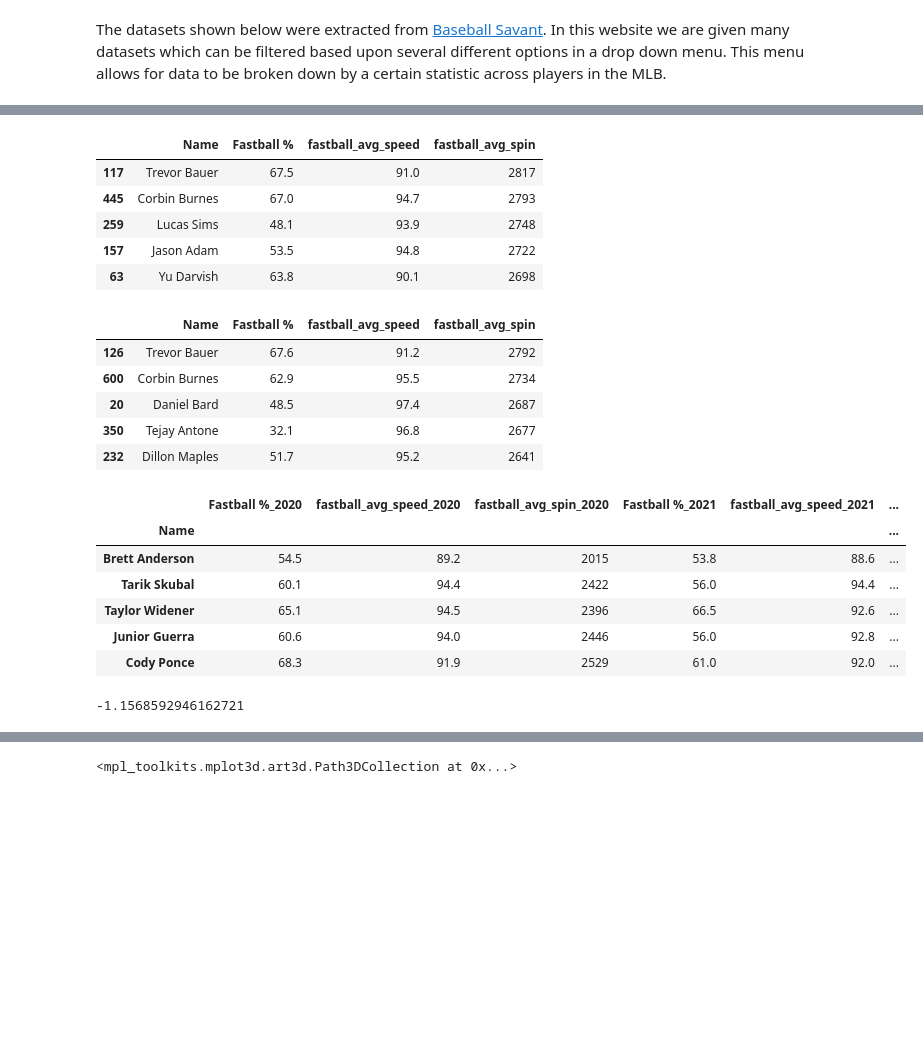
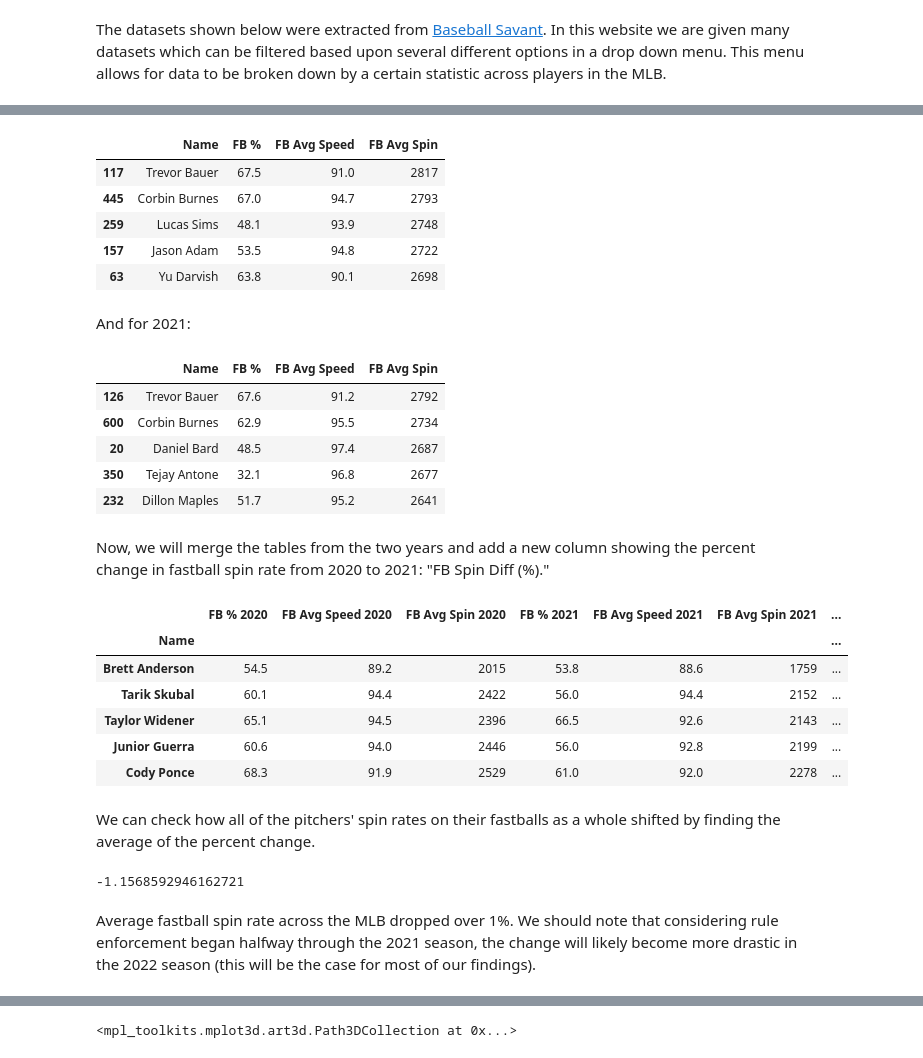
Before and after one commit to Jesparza17/Jesparza17, a Jupyter notebook: Project Notebook.ipynb, the cells around one changed output, grey strips where cells are left out. Saved outputs shown, nothing was run; the diff lists cells and outputs as text; code cells hidden in the pictures; blank space fills up the shorter version.

```diff
--- a/Project Notebook.ipynb
+++ b/Project Notebook.ipynb
@@ -203,53 +46,67 @@ year2021
 # %%
+# Read in and clean up dataset
 fb2020 = pd.read_csv("fastball_stuff2020.csv")
 fb2020['Name'] = fb2020[' first_name'] + ' ' + fb2020['last_name']
 fb2020.drop(["player_id", "Unnamed: 7", "last_name", " first_name", "year"], axis=1, inplace=True)
-
 position = fb2020.pop("Name")
 fb2020.insert(0,'Name',position)
-fb2020.rename(columns={"n_fastball_formatted": "Fastball %"}, inplace=True)
+fb2020.rename(columns={"n_fastball_formatted": "FB %", "fastball_avg_speed": "FB Avg Speed", "fastball_avg_spin": "FB Avg Spin"}, inplace=True)
 
-fb2020.sort_values("fastball_avg_spin", inplace=True, ascending=False)
+# Sort by highest average spin rate
+fb2020.sort_values("FB Avg Spin", inplace=True, ascending=False)
 
 fb2020.head()
 # %% [output]
-|  | Name | Fastball % | fastball_avg_speed | fastball_avg_spin |
+|  | Name | FB % | FB Avg Speed | FB Avg Spin |
 | 117 | Trevor Bauer | 67.5 | 91.0 | 2817 |
 | 445 | Corbin Burnes | 67.0 | 94.7 | 2793 |
 | 259 | Lucas Sims | 48.1 | 93.9 | 2748 |
 | 157 | Jason Adam | 53.5 | 94.8 | 2722 |
 | 63 | Yu Darvish | 63.8 | 90.1 | 2698 |
+# %% [markdown]
+And for 2021:
 # %%
+# Read in and clean up dataset
 fb2021 = pd.read_csv("fastball_stuff2021.csv")
 fb2021['Name'] = fb2021[' first_name'] + ' ' + fb2021['last_name']
 fb2021.drop(["player_id", "Unnamed: 7", "last_name", " first_name", "year"], axis=1, inplace=True)
-
 position = fb2021.pop("Name")
 fb2021.insert(0,'Name',position)
-fb2021.rename(columns={"n_fastball_formatted": "Fastball %"}, inplace=True)
+fb2021.rename(columns={"n_fastball_formatted": "FB %", "fastball_avg_speed": "FB Avg Speed", "fastball_avg_spin": "FB Avg Spin"}, inplace=True)
 
-fb2021.sort_values("fastball_avg_spin", inplace=True, ascending=False)
+# Sort by highest average spin rate
+fb2021.sort_values("FB Avg Spin", inplace=True, ascending=False)
 
 fb2021.head()
 # %% [output]
-|  | Name | Fastball % | fastball_avg_speed | fastball_avg_spin |
+|  | Name | FB % | FB Avg Speed | FB Avg Spin |
 | 126 | Trevor Bauer | 67.6 | 91.2 | 2792 |
 | 600 | Corbin Burnes | 62.9 | 95.5 | 2734 |
 | 20 | Daniel Bard | 48.5 | 97.4 | 2687 |
 | 350 | Tejay Antone | 32.1 | 96.8 | 2677 |
 | 232 | Dillon Maples | 51.7 | 95.2 | 2641 |
+# %% [markdown]
+Now, we will merge the tables from the two years and add a new column showing the percent change in fastball spin rate from 2020 to 2021: "FB Spin Diff (%)."
 # %%
-fbboth = fb2020.merge(fb2021, on="Name", how="inner", suffixes=('_2020','_2021'))
-fbboth["Fastball Spin Diff (%)"] = ((fbboth["fastball_avg_spin_2021"] - fbboth["fastball_avg_spin_2020"]) / (fbboth["fastball_avg_spin_2020"])) * 100
-fbboth.sort_values("Fastball Spin Diff (%)", inplace=True)
+# Merge the two tables
+fbboth = fb2020.merge(fb2021, on="Name", how="inner", suffixes=(' 2020',' 2021'))
+
+# Create new percent change column and sort by this column
+fbboth["FB Spin Diff (%)"] = ((fbboth["FB Avg Spin 2021"] - fbboth["FB Avg Spin 2020"]) / (fbboth["FB Avg Spin 2020"])) * 100
+fbboth.sort_values("FB Spin Diff (%)", inplace=True)
+
+# Set index as name for simplicity
 fbboth.set_index("Name", inplace=True)
+
 fbboth.head()
 # %% [output]
-|  | Fastball %_2020 | fastball_avg_speed_2020 | fastball_avg_spin_2020 | Fastball %_2021 | fastball_avg_speed_2021 | ... |
-| Name |  |  |  |  |  | ... |
-| Brett Anderson | 54.5 | 89.2 | 2015 | 53.8 | 88.6 | ... |
-| Tarik Skubal | 60.1 | 94.4 | 2422 | 56.0 | 94.4 | ... |
-| Taylor Widener | 65.1 | 94.5 | 2396 | 66.5 | 92.6 | ... |
-| Junior Guerra | 60.6 | 94.0 | 2446 | 56.0 | 92.8 | ... |
-| Cody Ponce | 68.3 | 91.9 | 2529 | 61.0 | 92.0 | ... |
+|  | FB % 2020 | FB Avg Speed 2020 | FB Avg Spin 2020 | FB % 2021 | FB Avg Speed 2021 | FB Avg Spin 2021 | ... |
+| Name |  |  |  |  |  |  | ... |
+| Brett Anderson | 54.5 | 89.2 | 2015 | 53.8 | 88.6 | 1759 | ... |
+| Tarik Skubal | 60.1 | 94.4 | 2422 | 56.0 | 94.4 | 2152 | ... |
+| Taylor Widener | 65.1 | 94.5 | 2396 | 66.5 | 92.6 | 2143 | ... |
+| Junior Guerra | 60.6 | 94.0 | 2446 | 56.0 | 92.8 | 2199 | ... |
+| Cody Ponce | 68.3 | 91.9 | 2529 | 61.0 | 92.0 | 2278 | ... |
+# %% [markdown]
+We can check how all of the pitchers' spin rates on their fastballs as a whole shifted by finding the average of the percent change.
 # %%
@@ -257,2 +114,4 @@ fbboth["Fastball Spin Diff (%)"].mean()
 # %% [output]
 -1.1568592946162721
+# %% [markdown]
+Average fastball spin rate across the MLB dropped over 1%. We should note that considering rule enforcement began halfway through the 2021 season, the change will likely become more drastic in the 2022 season (this will be the case for most of our findings).
```
Also changed, not shown: parts of 26 cells of this notebook, 1 other file.
